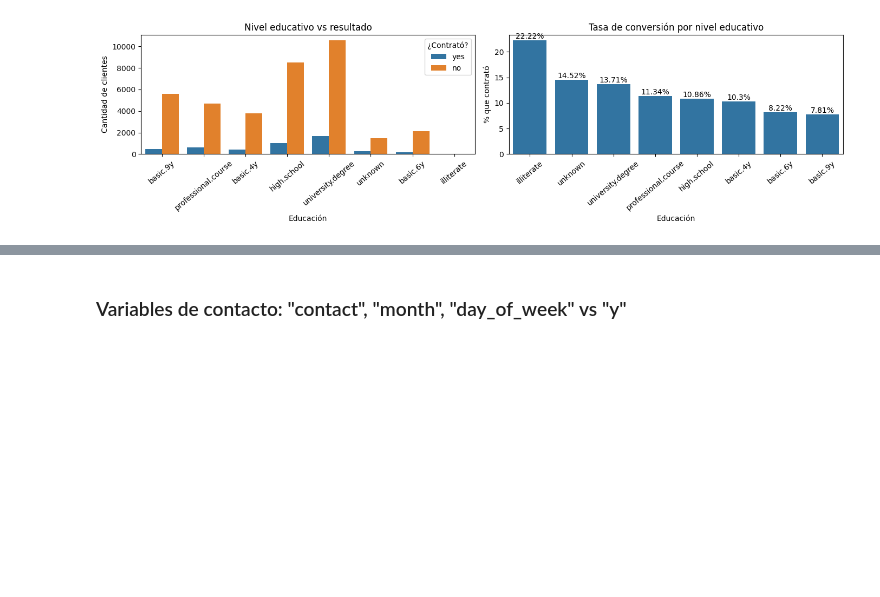
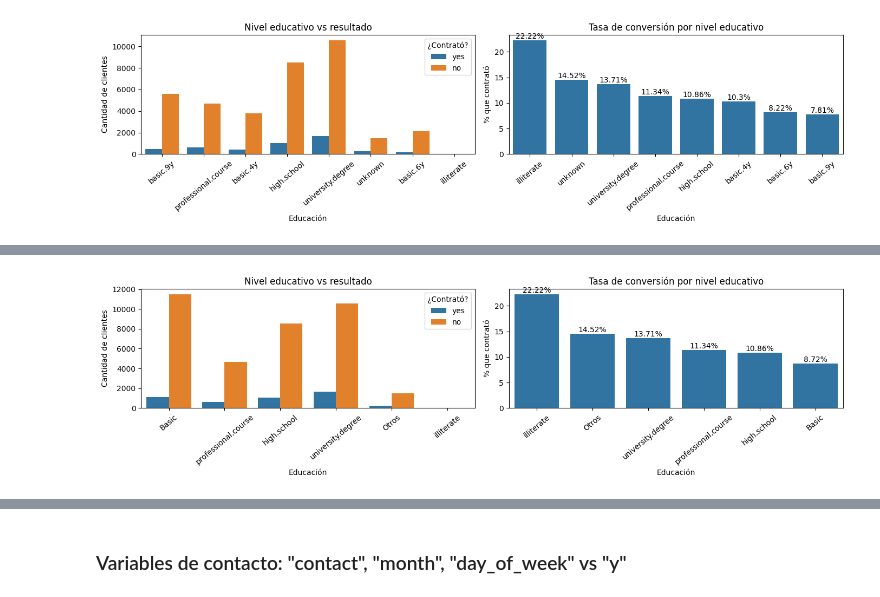
Before and after one commit to juanpabloluceroC/proyecto_campana_marketing, a Jupyter notebook: marketing_santander.ipynb, the cells around one changed output, grey strips where cells are left out. Drawn from its saved outputs; the diff is of its cells as text; code cells hidden in the pictures; blank space fills up the shorter version.

```diff
--- a/marketing_santander.ipynb
+++ b/marketing_santander.ipynb
@@ -924,0 +1129,29 @@ plt.show()
+# %%
+# Nivel educativo categorizado vs resultado
+fig, axes = plt.subplots(1, 2, figsize=(14, 4))
+
+sns.countplot(data=df_rev, x='edu_cat', hue='y', ax=axes[0])
+axes[0].set_title("Nivel educativo vs resultado")
+axes[0].set_xlabel("Educación")
+axes[0].set_ylabel("Cantidad de clientes")
+axes[0].tick_params(axis='x', rotation=40)
+axes[0].legend(title='¿Contrató?')
+
+tasa_edu = (df_rev.groupby('edu_cat')['y']
+            .apply(lambda x: round((x == 'yes').mean() * 100, 2))
+            .reset_index(name='tasa_yes (%)'))
+tasa_edu = tasa_edu.sort_values('tasa_yes (%)', ascending=False)
+
+sns.barplot(data=tasa_edu, x='edu_cat', y='tasa_yes (%)', ax=axes[1])
+axes[1].set_title("Tasa de conversión por nivel educativo")
+axes[1].set_xlabel("Educación")
+axes[1].set_ylabel("% que contrató")
+axes[1].tick_params(axis='x', rotation=40)
+for i, row in tasa_edu.reset_index(drop=True).iterrows():
+    axes[1].text(i, row['tasa_yes (%)'] + 0.3,
+                 f"{row['tasa_yes (%)']}%", ha='center')
+
+plt.tight_layout()
+plt.show()
+# %% [output]
+[figure, added]
```
Also changed, not shown: parts of 26 cells of this notebook.
